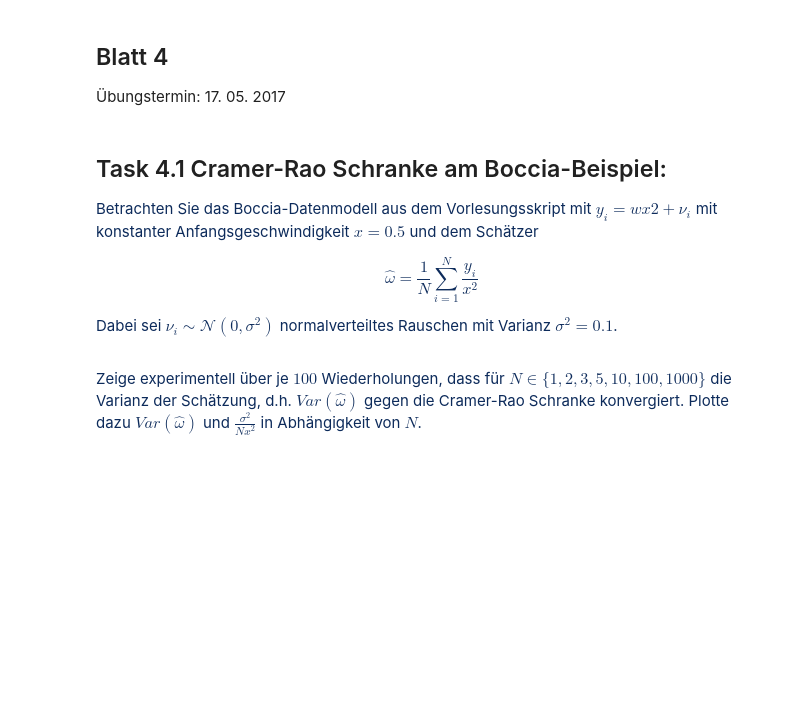
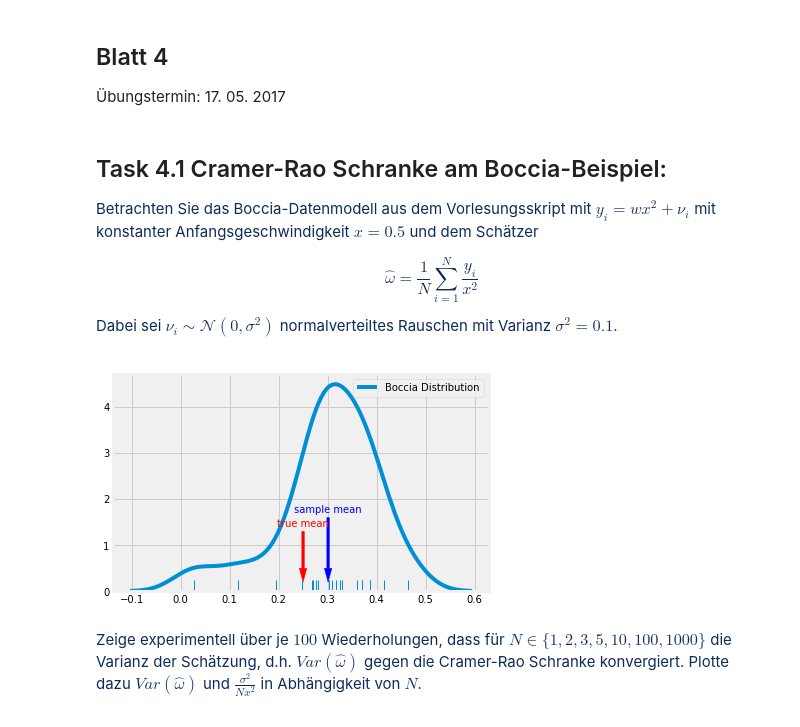
Before and after one commit to jonasitzmann/grundlagen_ml, a Jupyter notebook: ex4.ipynb, the cells around one changed output. Saved outputs shown, nothing was run; the diff lists cells and outputs as text; code cells hidden in the pictures; blank space fills up the shorter version.

```diff
--- a/ex4.ipynb
+++ b/ex4.ipynb
@@ -7,7 +10,7 @@ Blatt 4
 ## Task 4.1 Cramer-Rao Schranke am Boccia-Beispiel:
 <font color='#0d2b5b'>
 
-Betrachten Sie das Boccia-Datenmodell aus dem Vorlesungsskript mit $y_i = wx2 + \nu_i$ mit konstanter
+Betrachten Sie das Boccia-Datenmodell aus dem Vorlesungsskript mit $y_i = wx^2 + \nu_i$ mit konstanter
 Anfangsgeschwindigkeit $x = 0.5$ und dem Schätzer
 
 $$\hat\omega= \frac 1N \sum_{i=1}^N \frac{y_i}{x^2}$$
@@ -18,3 +25,41 @@ Dabei sei $\nu_i \sim \mathcal{N} (0, \sigma^2)$ normalverteiltes Rauschen mit V
+# %%
+class BocciaDistribution:
+    def __init__(self, sigma=0.1, x_0=0.5, w=1):
+        self.sigma = sigma
+        self.x_0 = x_0
+        self.w = w
+        self.mu = self.w * self.x_0**2
+
+    def get_samples(self, n):
+        noise = np.random.normal(0, self.sigma, n)
+        ys = noise + self.mu
+        return ys
+# %%
+def sample_mean(ys):
+    mean = np.sum(ys) / len(ys)
+    if len(ys) == 0:
+        print("len 0")
+    return mean
+
+def sample_variance(ys):
+    return np.sum((ys - sample_mean(ys))**2) / len(ys)
+
+
+def plot_samples(samples, distribution, label="Boccia Distribution"):
+    fig, ax = plt.subplots()
+    sns.distplot(samples, hist=False, rug=True, ax=ax, label=label)
+    draw_arrow(distribution.mu, 0.8, "true mean", ax, color='r')
+    draw_arrow(sample_mean(samples), 1.1, "sample mean", ax, color='b')
+
+def draw_arrow(x_pos, size, label, ax, **kwargs):
+    plt.arrow(x_pos, size + 0.5, 0, -size, axes=ax, width=0.005, head_length=0.3, **kwargs)
+    plt.text(x_pos, size + 0.6, label, axes=ax, horizontalalignment='center', **kwargs)
+# %%
+distribution = BocciaDistribution()
+samples = distribution.get_samples(20)
+plot_samples(samples, distribution)
+# %% [output]
+[figure, added]
 # %% [markdown]
 <font color='#0d2b5b'>
 
```
Also changed, not shown: parts of 6 cells of this notebook.
